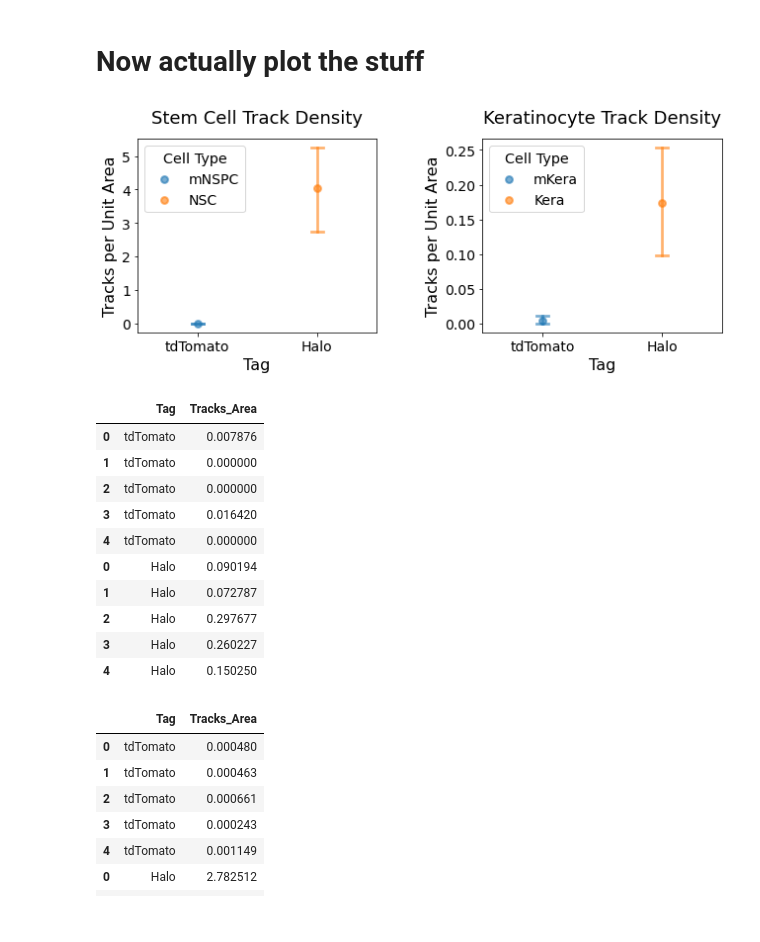
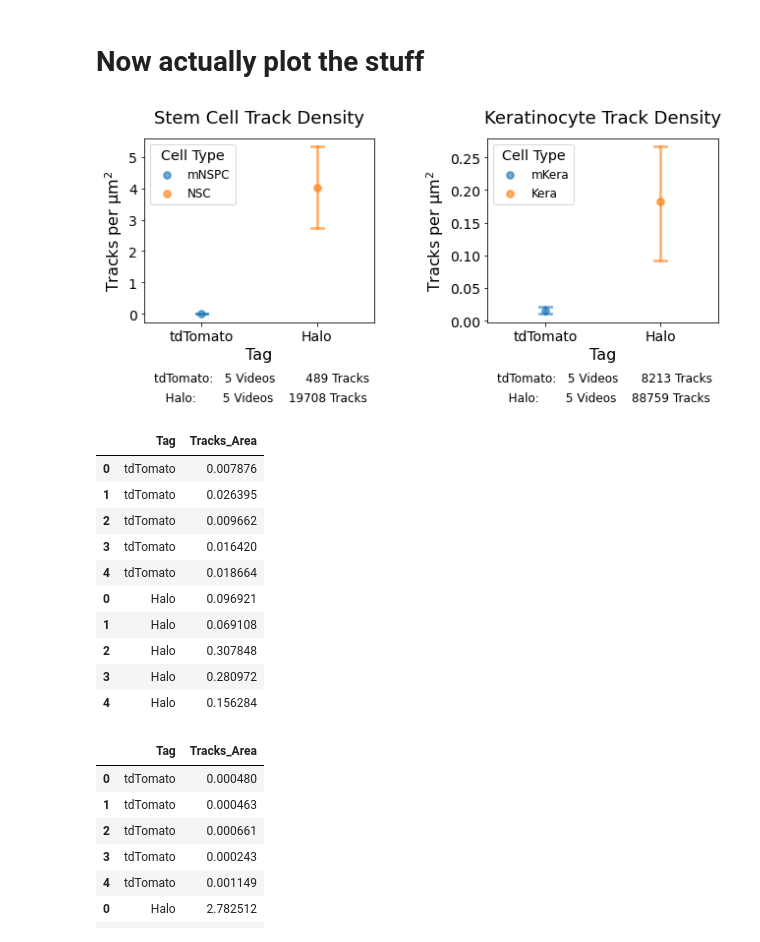
Before and after one commit to DoubleChimera/Gabby-RIP-Talk-2021, a Jupyter notebook: Gabby_RIP_Talk_2021_plots.ipynb, the cells around one changed output. Drawn from its saved outputs; the diff is of its cells as text; code cells hidden in the pictures.

```diff
--- a/Gabby_RIP_Talk_2021_plots.ipynb
+++ b/Gabby_RIP_Talk_2021_plots.ipynb
@@ -11,7 +11,7 @@ from pathlib import Path
 from scipy import stats
 # %%
 # setup some global plotting properties
-plt.rc('legend',fontsize=14)
+plt.rc('legend',fontsize=12)
 plt.rcParams['legend.title_fontsize'] = 'x-large'
 # %% [markdown]
 # Plot 1: Track Length Distributions -Stem Cells
@@ -176,16 +196,16 @@ cellArea_kera_halo_exp_names =  [   'GB_tracks_threshold5_232_2020_06_17_HaloTag
                                     'GB_tracks_threshold5_232_2020_06_17_HaloTag_Kera_A_9',
                                 ]
 cellArea_kera_halo_DICs = [2, 3, 5, 8, 9]
-cellArea_kera_halo_Areas = [8770.0, 9095.0, 6974.0, 11440.0, 8792.0]
+cellArea_kera_halo_Areas = [8161.27, 9579.24, 6743.58, 10595.37, 8452.54]
 
 cellArea_kera_tdt_exp_names =   [   '300_2021_03_08_mkera_tdT_diff_C_5',
-                                    '300_2021_03_08_mkera_tdT_diff_B_7',
-                                    '300_2021_03_08_mkera_tdT_diff_B_11',
+                                    '300_2021_03_08_mkera_tdT_diff_C_17',
+                                    '300_2021_03_08_mkera_tdT_diff_C_18',
                                     '300_2021_03_08_mkera_tdT_diff_C_19',
-                                    '300_2021_03_08_mkera_tdT_diff_C_3',
+                                    '300_2021_03_08_mkera_tdT_diff_C_20',
                                 ]
 cellArea_kera_tdt_DICs = [0, 0, 0, 0, 0]
-cellArea_kera_tdt_Areas = [4951.73, 10746.02, 8775.80, 9622.22, 7505.27]
+cellArea_kera_tdt_Areas = [4951.73, 7842.26, 8487.04, 9622.22, 8304.93]
 # %%
 # Make dataframes based on data Gabby analyzed
 cellAreas_tdt_stemCells = pd.DataFrame([], columns=['Exp_Name', 'Cell_Type', 'Tag', 'DIC_number', 'Area'])
@@ -245,57 +265,61 @@ trkArea_kera = pd.concat([trkArea_tdt_kera, trkArea_halo_kera])
 # %% [markdown]
 # Now actually plot the stuff
 # %%
-fig3  = plt.figure(1, figsize=(9, 4))
+fig3  = plt.figure(1, figsize=(9, 4.5))
 
 ax1 = plt.subplot(121)
 g = sb.pointplot(x='Tag', y='Tracks_Area', data=trkArea_sc, join=False, ax=ax1, hue='Tag', alpha=0.5, capsize=0.1)
 plt.setp(g.collections, alpha=.6)
 plt.setp(g.lines, alpha=.6)
 ax1.set_title('Stem Cell Track Density', fontsize=18, y=1.05)
 ax1.set_xlabel('Tag', fontsize=16)
-ax1.set_ylabel('Tracks per Unit Area', fontsize=16)
+ax1.set_ylabel(r'Tracks per $\mathrm{{\mu}m^2}$', fontsize=16)
 ax1.tick_params(axis='both', which='major', labelsize=14)
 lg = plt.legend(loc='upper left', title='Cell Type')
 lg.get_texts()[0].set_text('mNSPC')
 lg.get_texts()[1].set_text('NSC')
+ax1.annotate(f'tdTomato:   5 Videos        {int(sc_halo_tdt_trk_counts[1])} Tracks', (0,0), (10, -50), xycoords='axes fraction', textcoords='offset points', va='top', size=12)
+ax1.annotate(f'   Halo:       5 Videos    {int(sc_halo_tdt_trk_counts[0])} Tracks', (0,0), (10, -70), xycoords='axes fraction', textcoords='offset points', va='top', size=12)
 
 ax2 = plt.subplot(122)
 g = sb.pointplot(x='Tag', y='Tracks_Area', data=trkArea_kera, join=False, ax=ax2, hue='Tag', alpha=0.5, capsize=0.1)
 plt.setp(g.collections, alpha=.6)
 plt.setp(g.lines, alpha=.6)
 ax2.set_title('Keratinocyte Track Density', fontsize=18, y=1.05)
 ax2.set_xlabel('Tag', fontsize=16)
-ax2.set_ylabel('Tracks per Unit Area', fontsize=16)
+ax2.set_ylabel(r'Tracks per $\mathrm{{\mu}m^2}$', fontsize=16)
 ax2.tick_params(axis='both', which='major', labelsize=14)
 lg = plt.legend(loc='upper left', title='Cell Type')
 lg.get_texts()[0].set_text('mKera')
 lg.get_texts()[1].set_text('Kera')
+ax2.annotate(f'tdTomato:   5 Videos      {int(kera_halo_tdt_trk_counts[1])} Tracks', (0,0), (10, -50), xycoords='axes fraction', textcoords='offset points', va='top', size=12)
+ax2.annotate(f'   Halo:       5 Videos    {int(kera_halo_tdt_trk_counts[0])} Tracks', (0,0), (10, -70), xycoords='axes fraction', textcoords='offset points', va='top', size=12)
 
 plt.tight_layout(w_pad=5)
 
 save = False
 if save:
     fig2_output_dir = '.'
     fig2_output_filename = "Figure3_tdTomato_vs_Halo_Tag_Tracks_per_Unit_Area.png"
     plt.savefig((Path(fig2_output_dir) / fig2_output_filename), bbox_inches='tight')
 
 plt.show()
 # %% [output]
-[figure, old version]
+[figure, new version]
 # %%
 trkArea_kera
 # %% [output]
 |  | Tag | Tracks_Area |
 | 0 | tdTomato | 0.007876 |
-| 1 | tdTomato | 0.000000 |
-| 2 | tdTomato | 0.000000 |
+| 1 | tdTomato | 0.026395 |
+| 2 | tdTomato | 0.009662 |
 | 3 | tdTomato | 0.016420 |
-| 4 | tdTomato | 0.000000 |
-| 0 | Halo | 0.090194 |
-| 1 | Halo | 0.072787 |
-| 2 | Halo | 0.297677 |
-| 3 | Halo | 0.260227 |
-| 4 | Halo | 0.150250 |
+| 4 | tdTomato | 0.018664 |
+| 0 | Halo | 0.096921 |
+| 1 | Halo | 0.069108 |
+| 2 | Halo | 0.307848 |
+| 3 | Halo | 0.280972 |
+| 4 | Halo | 0.156284 |
 # %%
 trkArea_sc
 # %% [output]
```
Also changed, not shown: parts of 5 cells of this notebook, 3 other files.
